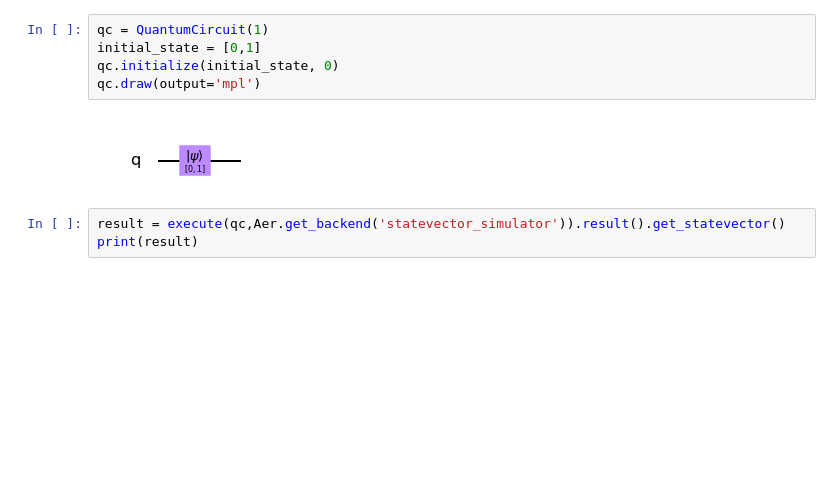
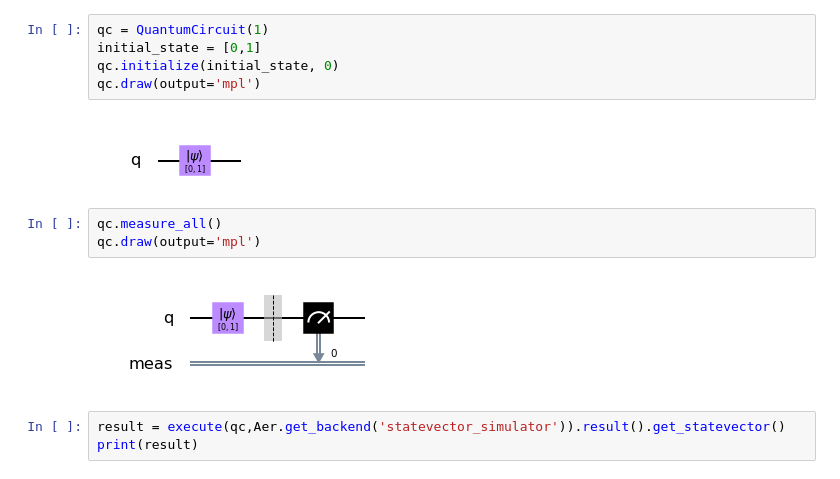
Before and after one commit to vabarbosa/vb_qiskit-quantumcomputing, a Jupyter notebook: qcircuit.ipynb, the cells around one changed output. Saved outputs shown, nothing was run; the diff lists cells and outputs as text; blank space fills up the shorter version.

```diff
--- a/qcircuit.ipynb
+++ b/qcircuit.ipynb
@@ -78,6 +78,11 @@ qc.initialize(initial_state, 0)
 qc.draw(output='mpl')
 # %% [output]
 [figure]
+# %%
+qc.measure_all()
+qc.draw(output='mpl')
+# %% [output]
+[figure, added]
 # %%
 result = execute(qc,Aer.get_backend('statevector_simulator')).result().get_statevector()
 print(result)
```
Also changed, not shown: parts of 1 cell of this notebook.
